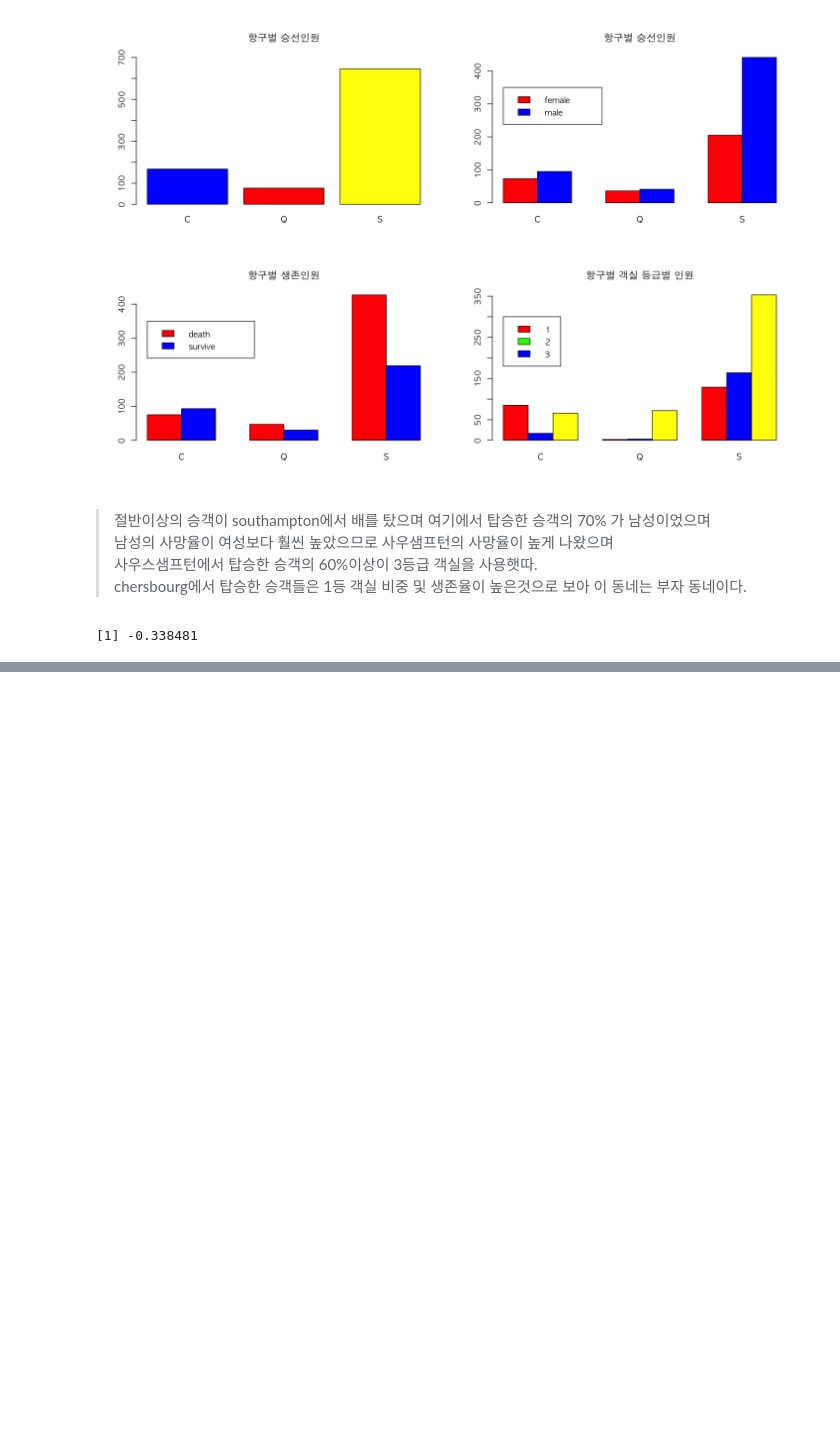
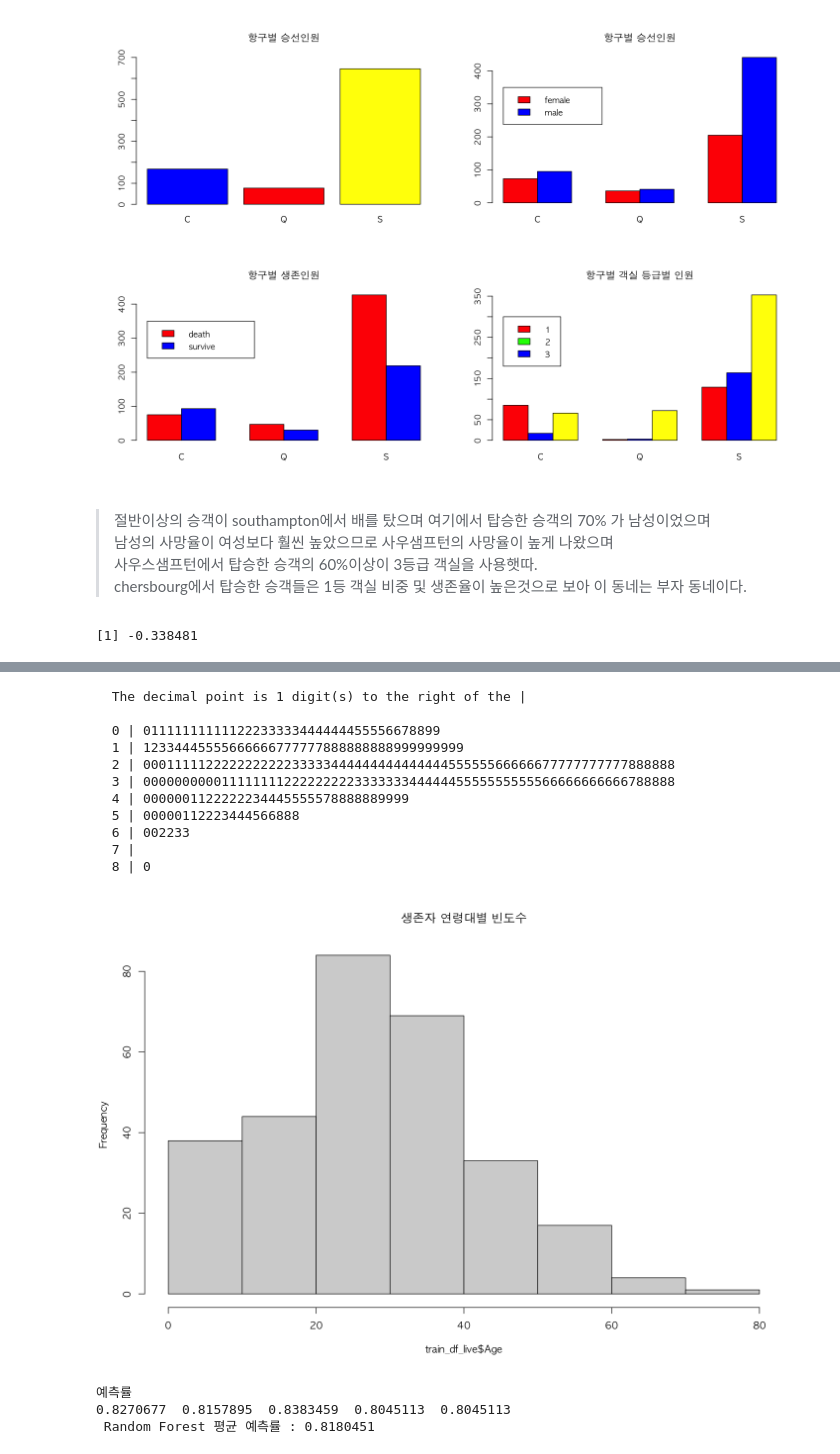
Before and after one commit to ForrestDPark/Rdevelope, a Jupyter notebook: work/29.타이타닉.ipynb, the cells around one changed output, grey strips where cells are left out. Cells and saved outputs as stored; diff of their text form; code cells hidden in the pictures; blank space fills up the shorter version.

```diff
--- a/work/29.타이타닉.ipynb
+++ b/work/29.타이타닉.ipynb
@@ -684,0 +840,40 @@ A data.frame: 290 x 12
+# %%
+# 생존자들의 데이터
+train_df_live <- filter(train_df_age, Survived ==1)
+par(bg = 'white', family ="applegothic")
+hist(train_df_live$Age, main = "생존자 연령대별 빈도수", nclass =80/10)
+stem(train_df_live$Age, scale =0.5)
+
+## 20~40 이면 생존률이 높다. 40 이하 와40 이상을 나눈다.
+# %% [output]
+  The decimal point is 1 digit(s) to the right of the |
+
+  0 | 01111111111122233333444444455556678899
+  1 | 12334445555666666777777888888888999999999
+  2 | 00011111222222222223333344444444444444455555566666677777777777888888
+  3 | 00000000001111111122222222233333334444445555555555566666666666788888
+  4 | 0000001122222234445555578888889999
+  5 | 00000112223444566888
+  6 | 002233
+  7 |
+  8 | 0
+[figure, added]
+# %%
+
+target_col <-c("Survived","SexCode","Pclass","Embarked_C","Embarked_S","Embarked_Q","Age")
+#train_df_T[,target_col]
+
+# Na 를  40 으로 전환
+train_df_T$AgeCode<-train_df$Age
+train_df_T$AgeCode[is.na(train_df_T$Age)]<-ifelse(train_df_T$Survived ==1, 20,50)
+#train_df_T$AgeCode[!is.na(train_df_T$Age)]<-train_df_T$Age
+
+target_col <-c("Survived","SexCode","Pclass","Embarked_C","Embarked_S","Embarked_Q","AgeCode")
+train_df3<-train_df_T[,target_col]
+train_df3$Survived<- as.factor(train_df3$Survived)
+
+rfFunc(train_df3,1,100,5)
+# %% [output]
+예측률
+0.8270677  0.8157895  0.8383459  0.8045113  0.8045113
+ Random Forest 평균 예측률 : 0.8180451
```
Also changed, not shown: parts of 21 cells of this notebook, 2 other files.
